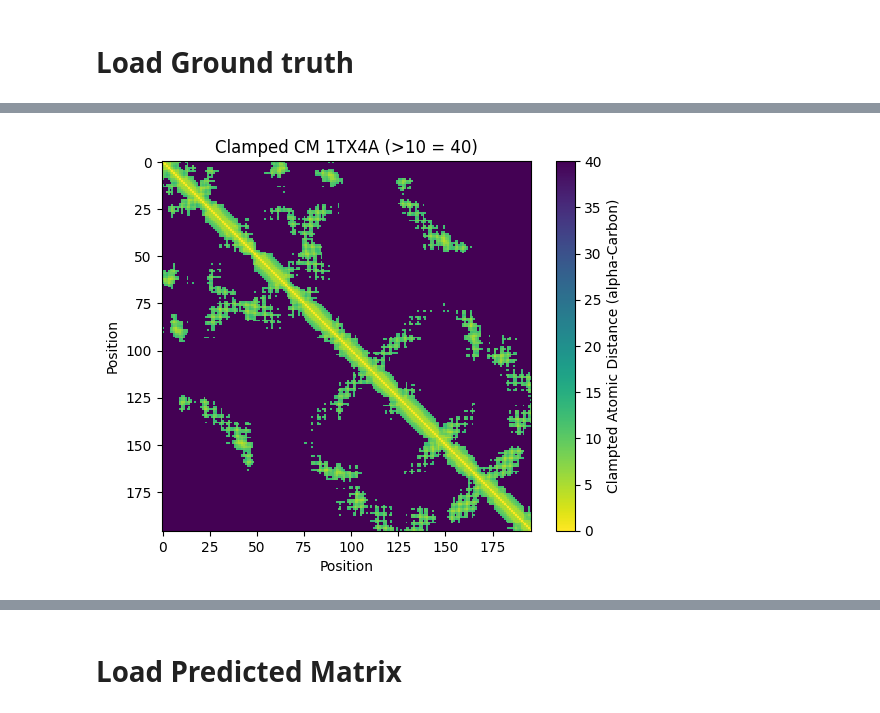
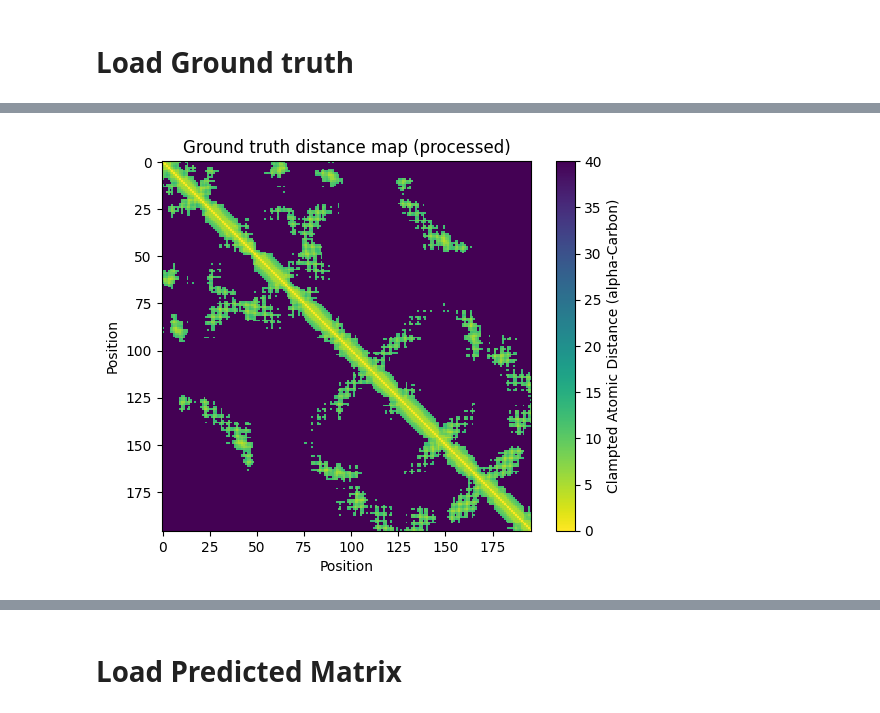
Before and after one commit to LeonHafner/PP2_reliability_score_pred, a Jupyter notebook: iddt.ipynb, the cells around one changed output, grey strips where cells are left out. Saved outputs shown, nothing was run; the diff lists cells and outputs as text; code cells hidden in the pictures.

```diff
--- a/iddt.ipynb
+++ b/iddt.ipynb
@@ -65,7 +65,7 @@ def calculate_distance_map(pdb_file):
     return distance_map
 
 # Path to your uploaded PDB file
-pdb_file_path = '1TX4_A.pdb'
+pdb_file_path = 'data/1TX4_A.pdb'
 contact_map_ground_truth = calculate_distance_map(pdb_file_path)
 
 # Map values above 20 to 40
@@ -75,7 +75,7 @@ mapped_matrix = np.where(contact_map_ground_truth > threshold_value, new_value,
 # plt.figure(figsize=(8, 8))
 plt.imshow(contact_map_ground_truth, cmap="viridis_r", interpolation="nearest")
 plt.colorbar(label="Clampted Atomic Distance (alpha-Carbon)")
-plt.title("Clamped CM 1TX4A (>10 = 40)")
+plt.title("Ground truth distance map (raw)")
 plt.xlabel("Position")
 plt.ylabel("Position")
 plt.show()
@@ -84,14 +146,14 @@ plt.show()
 # %%
 # Map values above 20 to 40
 threshold_value = 13
 new_value = 40
 mapped_matrix = np.where(contact_map_ground_truth > threshold_value, new_value, contact_map_ground_truth)
 
 plt.imshow(mapped_matrix, cmap="viridis_r", interpolation="nearest")
 plt.colorbar(label="Clampted Atomic Distance (alpha-Carbon)")
-plt.title("Clamped CM 1TX4A (>10 = 40)")
+plt.title("Ground truth distance map (processed)")
 plt.xlabel("Position")
 plt.ylabel("Position")
 plt.show()
 # %% [output]
-[figure, old version]
+[figure, new version]
```
Also changed, not shown: parts of 17 cells of this notebook, 2 other files.
